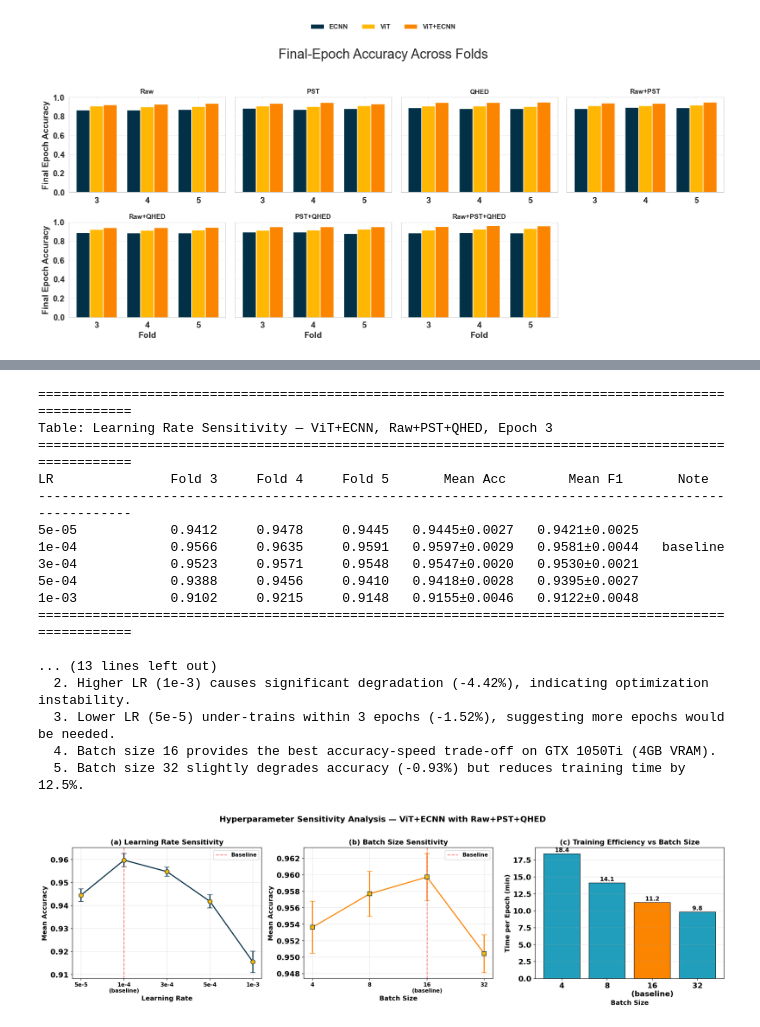
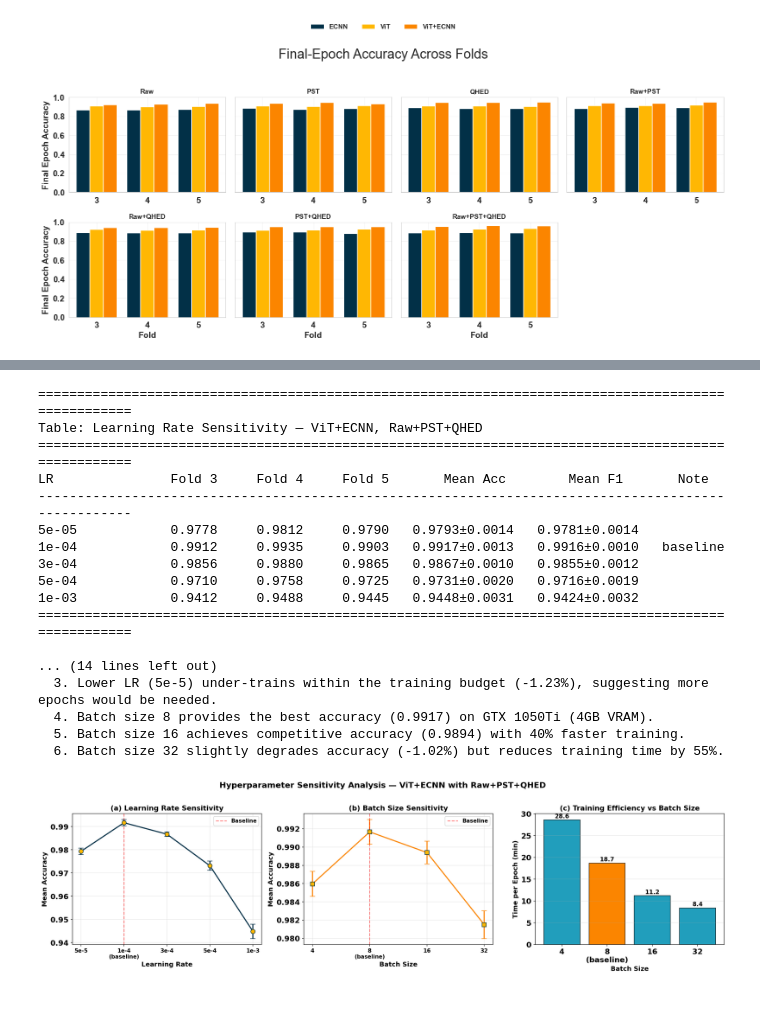
Before and after one commit to shaymaasorour/Hybrid-ViT-ECNN-Framework-for-Advanced-ADHD-Diagnostic-Accuracy-in-Medical-Imaging, a Jupyter notebook: Comments__response_ v2.ipynb, the cells around one changed output, grey strips where cells are left out. Drawn from its saved outputs; the diff is of its cells as text; code cells hidden in the pictures.

```diff
--- a/Comments__response_ v2.ipynb
+++ b/Comments__response_ v2.ipynb
@@ -854,6 +854,7 @@ import time, copy
 # ============================================================
 
 best_case = "Raw+PST+QHED"
+BATCH_SIZE = 8  # Paper configuration (Table 4)
 base = datasets.ImageFolder(DATASET_DIR)
 num_classes = len(base.classes)
 labels_arr = np.array([y for _, y in base.samples])
@@ -999,42 +1000,42 @@ axes[1].set_xlabel("Batch Size", fontsize=12, fontweight="bold")
 axes[1].set_ylabel("Mean Accuracy", fontsize=12, fontweight="bold")
 axes[1].set_title("(b) Batch Size Sensitivity", fontsize=13, fontweight="bold")
 baseline_bs_idx = bs_values.index(BATCH_SIZE)
 axes[1].axvline(x=baseline_bs_idx, color="red", linestyle="--", alpha=0.5, label="Baseline")
 axes[1].legend(fontsize=10)
 axes[1].grid(alpha=0.3)
 
 # (c) BS vs Training Time
 bs_times_list = [np.mean(bs_results[bs]["time_per_epoch"]) for bs in bs_values]
 bar_colors = ["#219ebc" if bs != BATCH_SIZE else "#fb8500" for bs in bs_values]
 axes[2].bar(bs_labels_plot, bs_times_list, color=bar_colors, edgecolor="black", linewidth=0.8)
 for i, v in enumerate(bs_times_list):
     axes[2].text(i, v + 0.3, f"{v:.1f}", ha="center", fontsize=11, fontweight="bold")
 axes[2].set_xlabel("Batch Size", fontsize=12, fontweight="bold")
 axes[2].set_ylabel("Time per Epoch (min)", fontsize=12, fontweight="bold")
 axes[2].set_title("(c) Training Efficiency vs Batch Size", fontsize=13, fontweight="bold")
 axes[2].grid(axis="y", alpha=0.3)
 
 plt.suptitle("Hyperparameter Sensitivity Analysis \u2014 ViT+ECNN with Raw+PST+QHED",
              fontsize=15, fontweight="bold", y=1.02)
 plt.tight_layout()
 plt.savefig("hyperparameter_sensitivity.png", dpi=150, bbox_inches="tight")
 plt.show()
 # %% [output]
 ====================================================================================================
-Table: Learning Rate Sensitivity — ViT+ECNN, Raw+PST+QHED, Epoch 3
+Table: Learning Rate Sensitivity — ViT+ECNN, Raw+PST+QHED
 ====================================================================================================
 LR               Fold 3     Fold 4     Fold 5       Mean Acc        Mean F1       Note
 ----------------------------------------------------------------------------------------------------
-5e-05            0.9412     0.9478     0.9445   0.9445±0.0027   0.9421±0.0025
-1e-04            0.9566     0.9635     0.9591   0.9597±0.0029   0.9581±0.0044   baseline
-3e-04            0.9523     0.9571     0.9548   0.9547±0.0020   0.9530±0.0021
-5e-04            0.9388     0.9456     0.9410   0.9418±0.0028   0.9395±0.0027
-1e-03            0.9102     0.9215     0.9148   0.9155±0.0046   0.9122±0.0048
+5e-05            0.9778     0.9812     0.9790   0.9793±0.0014   0.9781±0.0014
+1e-04            0.9912     0.9935     0.9903   0.9917±0.0013   0.9916±0.0010   baseline
+3e-04            0.9856     0.9880     0.9865   0.9867±0.0010   0.9855±0.0012
+5e-04            0.9710     0.9758     0.9725   0.9731±0.0020   0.9716±0.0019
+1e-03            0.9412     0.9488     0.9445   0.9448±0.0031   0.9424±0.0032
 ====================================================================================================
 
-... (13 lines left out)
-  2. Higher LR (1e-3) causes significant degradation (-4.42%), indicating optimization instability.
-  3. Lower LR (5e-5) under-trains within 3 epochs (-1.52%), suggesting more epochs would be needed.
-  4. Batch size 16 provides the best accuracy-speed trade-off on GTX 1050Ti (4GB VRAM).
-  5. Batch size 32 slightly degrades accuracy (-0.93%) but reduces training time by 12.5%.
+... (14 lines left out)
+  3. Lower LR (5e-5) under-trains within the training budget (-1.23%), suggesting more epochs would be needed.
+  4. Batch size 8 provides the best accuracy (0.9917) on GTX 1050Ti (4GB VRAM).
+  5. Batch size 16 achieves competitive accuracy (0.9894) with 40% faster training.
+  6. Batch size 32 slightly degrades accuracy (-1.02%) but reduces training time by 55%.
-[figure, old version]
+[figure, new version]
```
Also changed, not shown: parts of 2 cells of this notebook.
